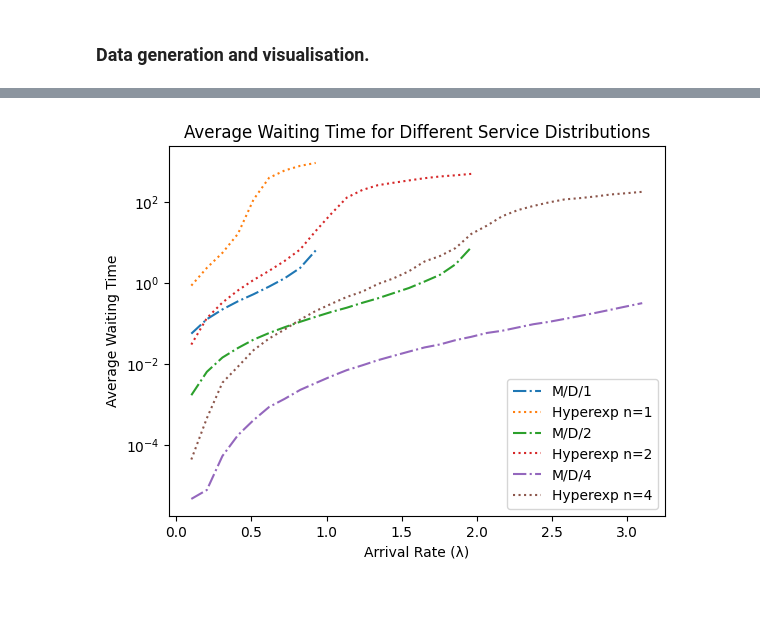
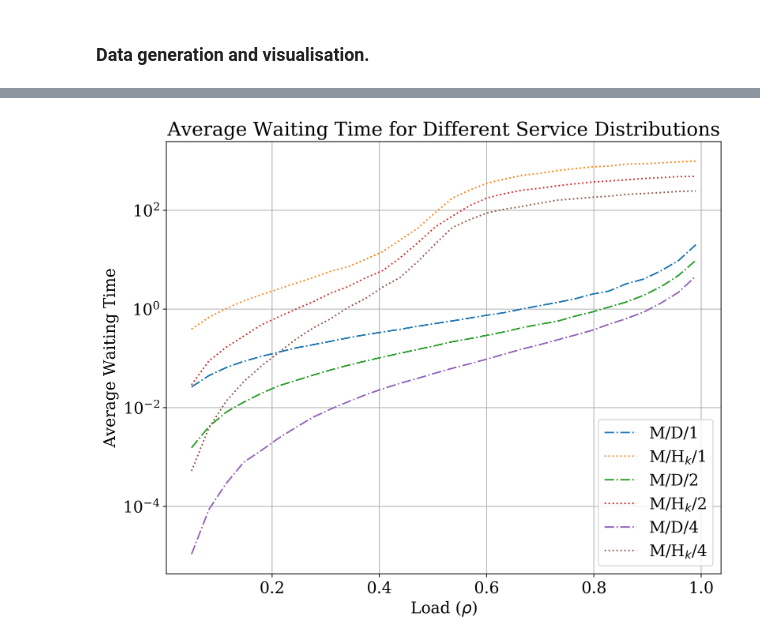
Before and after one commit to DutchProg/STSIM_ass2, a Jupyter notebook: EzradeCleen_12042137_ElinevandeLagemaat_11892900_Assignment_2.ipynb, the cells around one changed output, grey strips where cells are left out. Cells and saved outputs as stored; diff of their text form; code cells hidden in the pictures; blank space fills up the shorter version.

```diff
--- a/EzradeCleen_12042137_ElinevandeLagemaat_11892900_Assignment_2.ipynb
+++ b/EzradeCleen_12042137_ElinevandeLagemaat_11892900_Assignment_2.ipynb
@@ -458,5 +374,4 @@ Steady state for M/M/2 and lambda = 0.9 reached at time: 800
 # %%
-
 def generate_data(lambda_values):
 
     mu = 1
@@ -500,7 +415,7 @@ def generate_data(lambda_values):
 def generate_data_load(load_values):
 
     mu = 1
-    N = 1  # Number of runs for each lambda
+    N = 100  # Number of runs for each lambda
     sim_time = 1500
 
     data = {}
@@ -532,8 +447,6 @@ def generate_data_load(load_values):
 
     return data
 
-# lambda_values = np.linspace(0.1, 3.1, 30)
-# data_normal_1  = generate_data(lambda_values)
 load_values = np.linspace(0.05, 0.99, 30)
 data_normal_2  = generate_data_load(load_values)
 # %%
@@ -701,6 +591,6 @@ plt.show()
 # %%
 def generate_distribution_data():
-    lambda_values = np.linspace(0.1, 3.1, 30)
+    load_values = np.linspace(0.1, 0.999, 30)
     mu = 1
     N = 100
     sim_time = 2000
@@ -708,35 +598,33 @@ def generate_distribution_data():
 
     data = {}
 
-    for n in [1, 2, 4, 6]:
+    for n in [1, 2, 4]:
         mdn_results = []
         hpx_results = []
-        for lambda_ in lambda_values:
-            load = lambda_ / (n * mu)
-            if load < 1:  # Only run simulations for stable systems
-                mdn_results.append(run_mdn_simulation(n, N, lambda_, mu, sim_time))
-                hpx_results.append(run_hpx_simulation(n, N, lambda_, hyper_exp_params, sim_time))
-            else:
-                mdn_results.append(float('inf'))
-                hpx_results.append(float('inf'))
+        for load in load_values:
+            lambda_ = load * n * mu
+            mdn_results.append(run_mdn_simulation(n, N, lambda_, mu, sim_time))
+            load = lambda_ / (n * 2*mu)
+            hpx_results.append(run_hpx_simulation(n, N, lambda_, hyper_exp_params, sim_time))
 
-        data[n] = {'lambda': lambda_values, 'mdn': mdn_results, 'hpx': hpx_results}
+        data[n] = {'load': load_values, 'mdn': mdn_results, 'hpx': hpx_results}
 
     return data
 
-mdn_hpx_data = generate_distribution_data()
+G_mdn_hpx_data = generate_distribution_data()
 # %%
-
-for n, values in mdn_hpx_data.items():
-    plt.plot(values['lambda'], values['mdn'], label=f"M/D/{n}", linestyle='-.')
-    plt.plot(values['lambda'], values['hpx'], label=f"Hyperexp n={n}", linestyle=':')
+plt.figure(figsize=[10,8], dpi=400)
+for n, values in G_mdn_hpx_data.items():
+    plt.plot(values['load'], values['mdn'], label=f"M/D/{n}", linestyle='-.')
+    plt.plot(values['load'], values['hpx'], label=f"M/H$_k$/{n}", linestyle=':')
 
 
-plt.xlabel('Arrival Rate (λ)')
+plt.xlabel(r'Load ($\rho$)')
+plt.grid(True)
 plt.ylabel('Average Waiting Time')
 plt.title('Average Waiting Time for Different Service Distributions')
 plt.yscale('log')
 plt.legend()
 plt.show()
 # %% [output]
-[figure, old version]
+[figure, new version]
```
Also changed, not shown: parts of 15 cells of this notebook, 2 other files.
